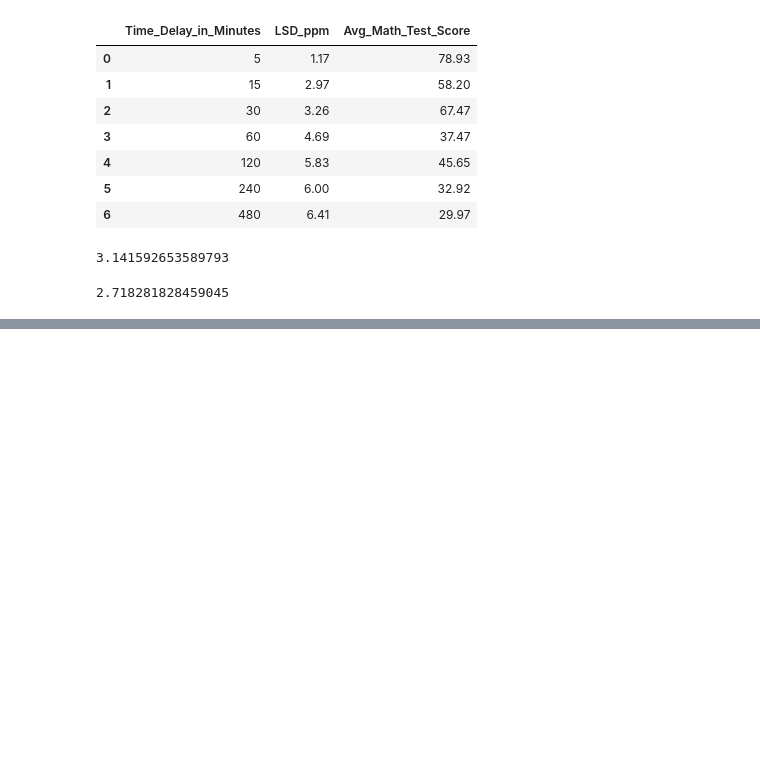
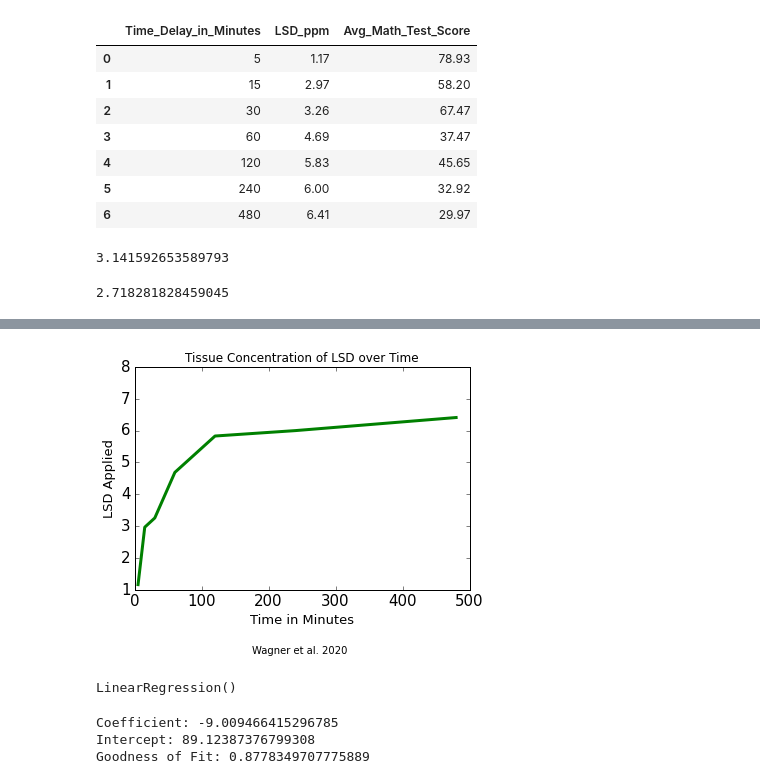
Before and after one commit to Yvitex/MLProjects, a Jupyter notebook: Day1/DAY1.ipynb, the cells around one changed output, grey strips where cells are left out. Drawn from its saved outputs; the diff is of its cells as text; code cells hidden in the pictures; blank space fills up the shorter version.

```diff
--- a/Day1/DAY1.ipynb
+++ b/Day1/DAY1.ipynb
@@ -102,0 +123,23 @@ mt.e
+# %%
+time = score_data[['Time_Delay_in_Minutes']]
+lsd = score_data[['LSD_ppm']]
+average = score_data[['Avg_Math_Test_Score']]
+# %%
+%matplotlib inline
+
+plt.plot(time.squeeze(), lsd.squeeze(), color="green", linewidth=3)
+plt.xlabel('Time in Minutes', fontsize=13)
+plt.ylabel('LSD Applied', fontsize=13)
+plt.xticks(fontsize=15)
+plt.yticks(fontsize=15)
+plt.text(x=175, y=-1, s="Wagner et al. 2020")
+plt.title('Tissue Concentration of LSD over Time')
+plt.style.use('classic')
+
+plt.xlim(0, 500)
+plt.ylim(1, 8)
+
+plt.savefig("Tissue Concentration over Time.png")
+plt.show()
+# %% [output]
+[figure, added]
@@ -102,0 +148,16 @@ mt.e
+# %%
+regression = LinearRegression()
+regression.fit(lsd, average)
+# %% [output]
+LinearRegression()
+# %%
+coef = regression.coef_
+print(f"Coefficient: {coef[0][0]}")
+intercept = regression.intercept_
+print(f"Intercept: {intercept[0]}")
+g_of_fit = regression.score(lsd, average)
+print(f"Goodness of Fit: {g_of_fit}")
+# %% [output]
+Coefficient: -9.009466415296785
+Intercept: 89.12387376799308
+Goodness of Fit: 0.8778349707775889
```
Also changed, not shown: parts of 6 cells of this notebook, 3 other files.
